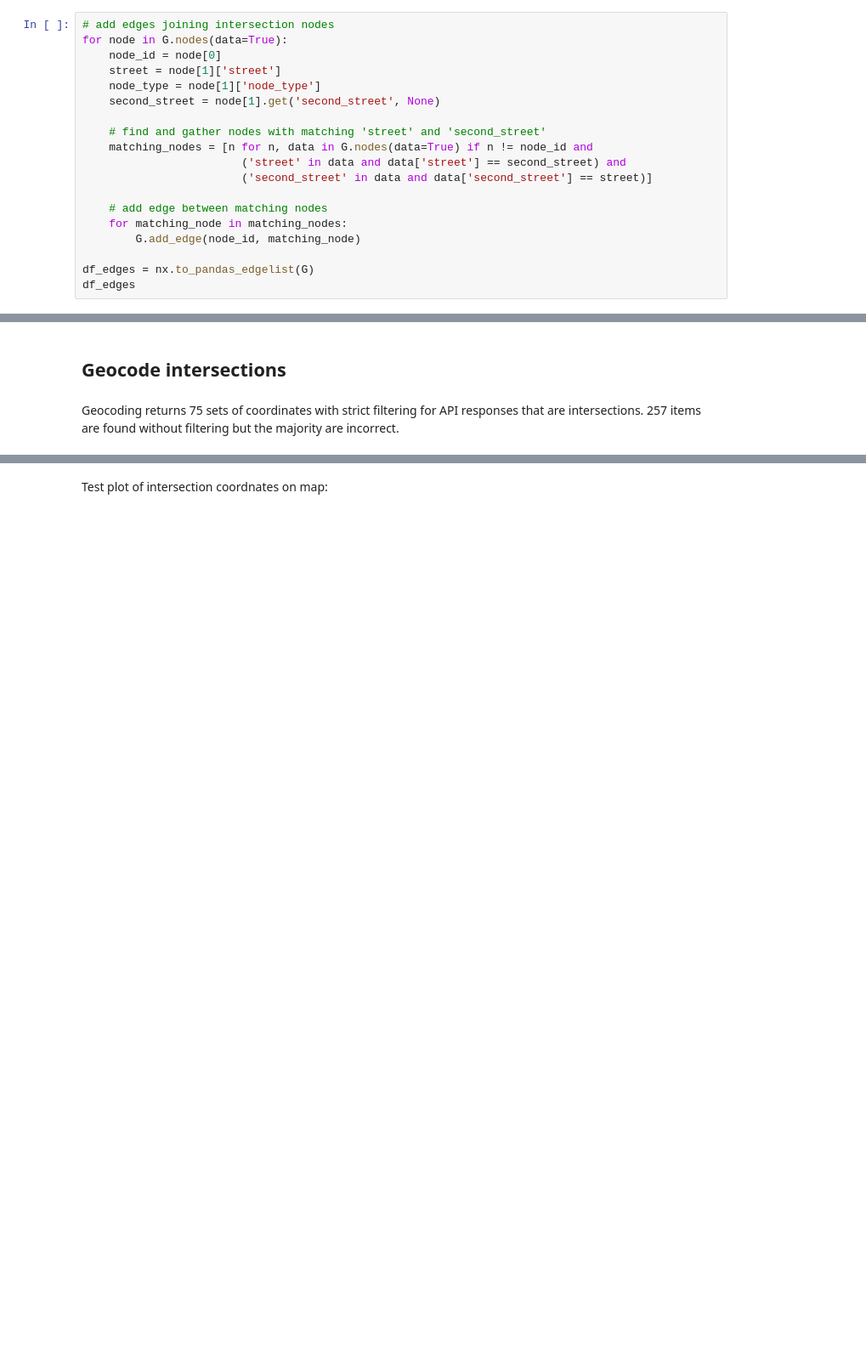
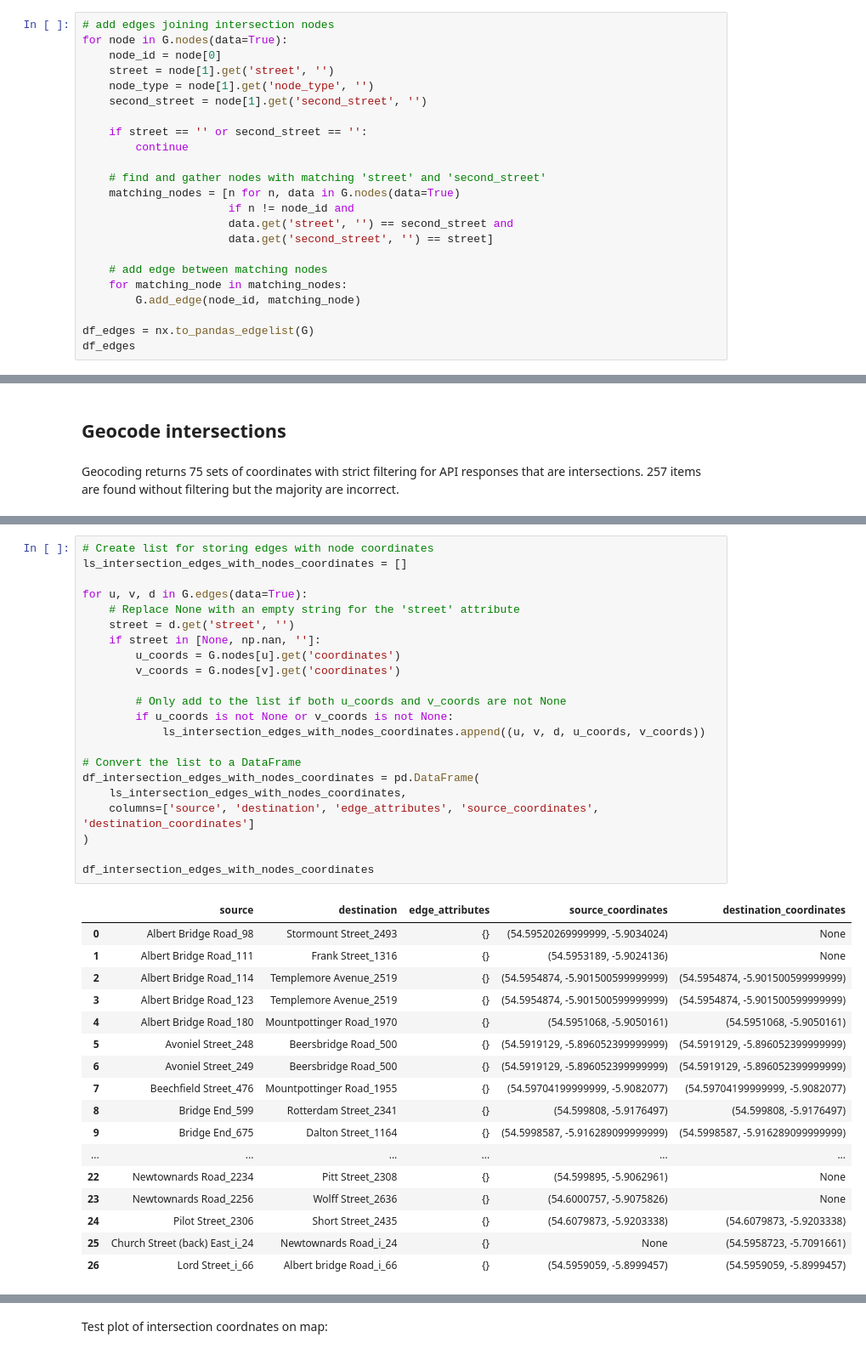
Before and after one commit to sian0x0/Map-Extinct-Addresses, a Jupyter notebook: ballymacarrett-extract.ipynb, the cells around one changed output, grey strips where cells are left out. Shown at 85% size. Drawn from its saved outputs; the diff is of its cells as text; blank space fills up the shorter version.

```diff
--- a/ballymacarrett-extract.ipynb
+++ b/ballymacarrett-extract.ipynb
@@ -933,14 +1042,18 @@ NodeDataView({'Abercorn Basin_0': {'street': 'Abercorn Basin', 'node_type': 'fro
 # add edges joining intersection nodes
 for node in G.nodes(data=True):
     node_id = node[0]
-    street = node[1]['street']
-    node_type = node[1]['node_type']
-    second_street = node[1].get('second_street', None)
+    street = node[1].get('street', '')
+    node_type = node[1].get('node_type', '')
+    second_street = node[1].get('second_street', '')
+
+    if street == '' or second_street == '':
+        continue
 
     # find and gather nodes with matching 'street' and 'second_street'
-    matching_nodes = [n for n, data in G.nodes(data=True) if n != node_id and
-                        ('street' in data and data['street'] == second_street) and
-                        ('second_street' in data and data['second_street'] == street)]
+    matching_nodes = [n for n, data in G.nodes(data=True)
+                      if n != node_id and
+                      data.get('street', '') == second_street and
+                      data.get('second_street', '') == street]
 
     # add edge between matching nodes
     for matching_node in matching_nodes:
@@ -1050,0 +1166,40 @@ df_G_nodes[df_G_nodes['coordinates'].notna()]
+# %%
+# Create list for storing edges with node coordinates
+ls_intersection_edges_with_nodes_coordinates = []
+
+for u, v, d in G.edges(data=True):
+    # Replace None with an empty string for the 'street' attribute
+    street = d.get('street', '')
+    if street in [None, np.nan, '']:
+        u_coords = G.nodes[u].get('coordinates')
+        v_coords = G.nodes[v].get('coordinates')
+
+        # Only add to the list if both u_coords and v_coords are not None
+        if u_coords is not None or v_coords is not None:
+            ls_intersection_edges_with_nodes_coordinates.append((u, v, d, u_coords, v_coords))
+
+# Convert the list to a DataFrame
+df_intersection_edges_with_nodes_coordinates = pd.DataFrame(
+    ls_intersection_edges_with_nodes_coordinates,
+    columns=['source', 'destination', 'edge_attributes', 'source_coordinates', 'destination_coordinates']
+)
+
+df_intersection_edges_with_nodes_coordinates
+# %% [output]
+|  | source | destination | edge_attributes | source_coordinates | destination_coordinates |
+| 0 | Albert Bridge Road_98 | Stormount Street_2493 | {} | (54.59520269999999, -5.9034024) | None |
+| 1 | Albert Bridge Road_111 | Frank Street_1316 | {} | (54.5953189, -5.9024136) | None |
+| 2 | Albert Bridge Road_114 | Templemore Avenue_2519 | {} | (54.5954874, -5.901500599999999) | (54.5954874, -5.901500599999999) |
+| 3 | Albert Bridge Road_123 | Templemore Avenue_2519 | {} | (54.5954874, -5.901500599999999) | (54.5954874, -5.901500599999999) |
+| 4 | Albert Bridge Road_180 | Mountpottinger Road_1970 | {} | (54.5951068, -5.9050161) | (54.5951068, -5.9050161) |
+| 5 | Avoniel Street_248 | Beersbridge Road_500 | {} | (54.5919129, -5.896052399999999) | (54.5919129, -5.896052399999999) |
+| 6 | Avoniel Street_249 | Beersbridge Road_500 | {} | (54.5919129, -5.896052399999999) | (54.5919129, -5.896052399999999) |
+| 7 | Beechfield Street_476 | Mountpottinger Road_1955 | {} | (54.59704199999999, -5.9082077) | (54.59704199999999, -5.9082077) |
+| 8 | Bridge End_599 | Rotterdam Street_2341 | {} | (54.599808, -5.9176497) | (54.599808, -5.9176497) |
+| 9 | Bridge End_675 | Dalton Street_1164 | {} | (54.5998587, -5.916289099999999) | (54.5998587, -5.916289099999999) |
+| ... | ... | ... | ... | ... | ... |
+| 22 | Newtownards Road_2234 | Pitt Street_2308 | {} | (54.599895, -5.9062961) | None |
+| 23 | Newtownards Road_2256 | Wolff Street_2636 | {} | (54.6000757, -5.9075826) | None |
+| 24 | Pilot Street_2306 | Short Street_2435 | {} | (54.6079873, -5.9203338) | (54.6079873, -5.9203338) |
+| 25 | Church Street (back) East_i_24 | Newtownards Road_i_24 | {} | None | (54.5958723, -5.7091661) |
+| 26 | Lord Street_i_66 | Albert bridge Road_i_66 | {} | (54.5959059, -5.8999457) | (54.5959059, -5.8999457) |
```
Also changed, not shown: parts of 34 cells of this notebook.
